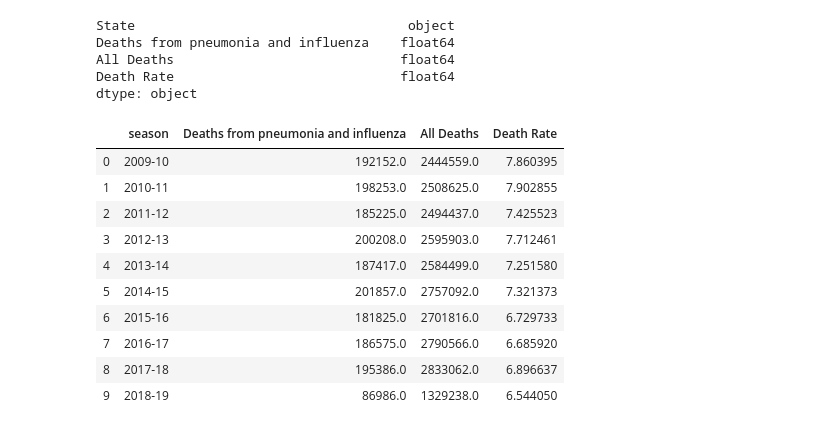
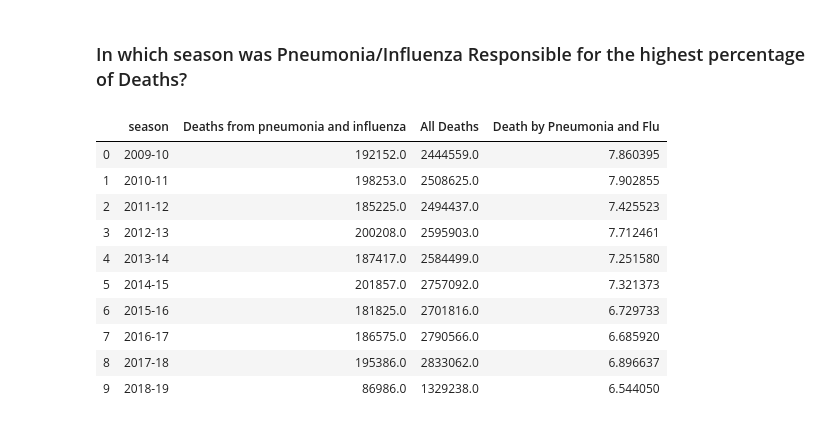
Before and after one commit to jdb3/Grim-Reaper, a Jupyter notebook: Grim Reaper.ipynb, the cells around one changed output. Drawn from its saved outputs; the diff is of its cells as text; code cells hidden in the pictures.

```diff
--- a/Grim Reaper.ipynb
+++ b/Grim Reaper.ipynb
@@ -12,14 +14,20 @@ from scipy.stats import linregress
 # %%
-### Import CDC Data
+# Read csv data to a dataframe
+cdc_data=pd.read_csv('flupneumo.csv',encoding='utf-8')
 
-cdc_data=pd.read_csv('flupneumo.csv',encoding='utf-8')
-type(cdc_data)
+# Include only state specific information (exclude regional and national)
 cdc_data = cdc_data.loc[cdc_data['geoid'] == "State"]
+
+# Convert strings (with commas) to floats for future calculations
 cdc_data["All Deaths"] = cdc_data["All Deaths"].str.replace(",", "")
 cdc_data["All Deaths"] = cdc_data["All Deaths"].astype(float)
 cdc_data["Deaths from pneumonia and influenza"] = cdc_data["Deaths from pneumonia and influenza"].str.replace(",", "")
 cdc_data["Deaths from pneumonia and influenza"] = cdc_data["Deaths from pneumonia and influenza"].astype(float)
 
 
-cdc_data
+cdc_data = cdc_data.loc[:,["State","season","Deaths from pneumonia and influenza","All Deaths"]]
+
+
+# Display sample of CDC dataframe
+cdc_data.head()
 # %% [output]
@@ -89,33 +88,23 @@ census_pd
 | 49 | 66174.0 | 7169967.0 | 37.6 | 55780.0 | 859950.0 | Washington |
 | 50 | 60938.0 | 583200.0 | 37.0 | 1346.0 | 63398.0 | Wyoming |
 | 51 | 56759.0 | 5763217.0 | 39.2 | 33447.0 | 692719.0 | Wisconsin |
-# %%
-### Question 1 - Which states have the highest rate of death by flu and influenza
-#cdc_data["All Deaths"] = cdc_data["All Deaths"].str.extract('(\d+)')
-#cdc_data["All Deaths"] = pd.to_numeric(cdc_data["All Deaths"],errors='coerce')
-# #cdc_data["Deaths from pneumonia and influenza"] = pd.to_numeric(cdc_data["Deaths from pneumonia and influenza"],errors='coerce')
-cdc_data = cdc_data.drop(columns=["Region", "MMWR Year/Week", "Pecent of deaths due to pneumonia or influenza", "pecent complete"])
-season = cdc_data.groupby("State").sum()
-#season["Death Rate"] = ((season["Deaths from pneumonia and influenza"] / season["All Deaths"])*100).map("{:,.2f}%".format)
-season["Death Rate"] = ((season["Deaths from pneumonia and influenza"] / season["All Deaths"])*100)
-season=pd.DataFrame(season)
-season=season.reset_index()
-season.dtypes
-# %% [output]
-State                                   object
-Deaths from pneumonia and influenza    float64
-All Deaths                             float64
-Death Rate                             float64
-dtype: object
+# %% [markdown]
+### In which season was Pneumonia/Influenza Responsible for the highest percentage of Deaths?
 # %%
-### Question 2 - Which flu season had the most deaths
+# Group CDC Data by Season and calculate total number of deaths for each season for the entire country
 clean_data = cdc_data.groupby("season").sum()
-clean_data["Death Rate"] = ((clean_data["Deaths from pneumonia and influenza"] / clean_data["All Deaths"])*100)
+
+# Calculate the percentage of all deaths that were caused by Pneumonia and Influenza
+clean_data["Death by Pneumonia and Flu"] = ((clean_data["Deaths from pneumonia and influenza"] / clean_data["All Deaths"])*100)
 #clean_data["Death Rate"] = ((clean_data["Deaths from pneumonia and influenza"] / clean_data["All Deaths"])*100).map("{:,.2f}%".format)
+
+# Reset index to plot data
 clean_data=clean_data.reset_index()
+
+# Display new Dataframe
 clean_data
 # %% [output]
-|  | season | Deaths from pneumonia and influenza | All Deaths | Death Rate |
+|  | season | Deaths from pneumonia and influenza | All Deaths | Death by Pneumonia and Flu |
 | 0 | 2009-10 | 192152.0 | 2444559.0 | 7.860395 |
 | 1 | 2010-11 | 198253.0 | 2508625.0 | 7.902855 |
 | 2 | 2011-12 | 185225.0 | 2494437.0 | 7.425523 |
```
Also changed, not shown: parts of 52 cells of this notebook.
